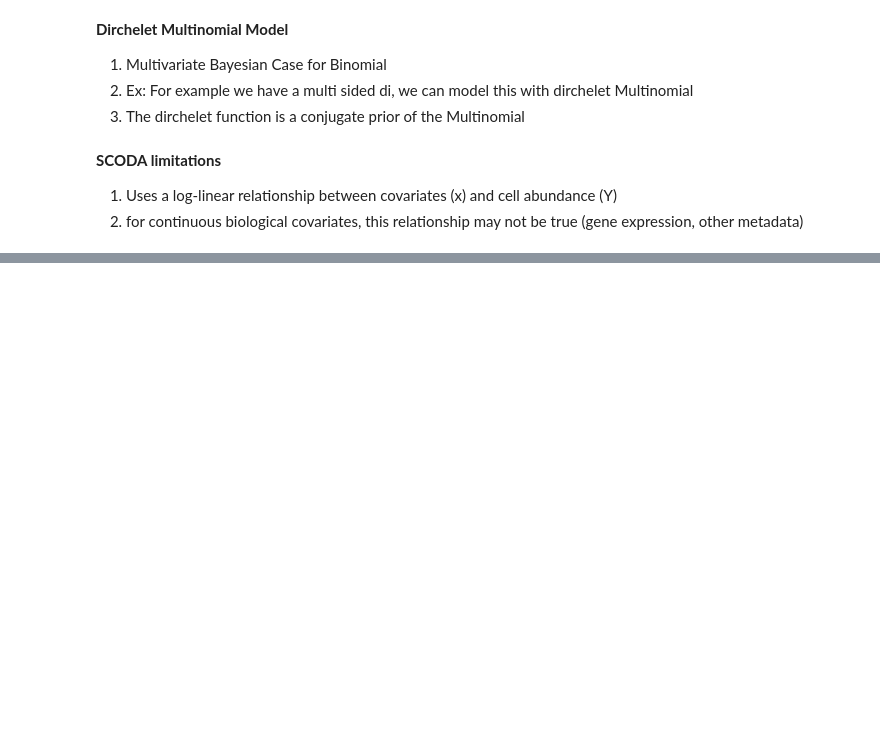
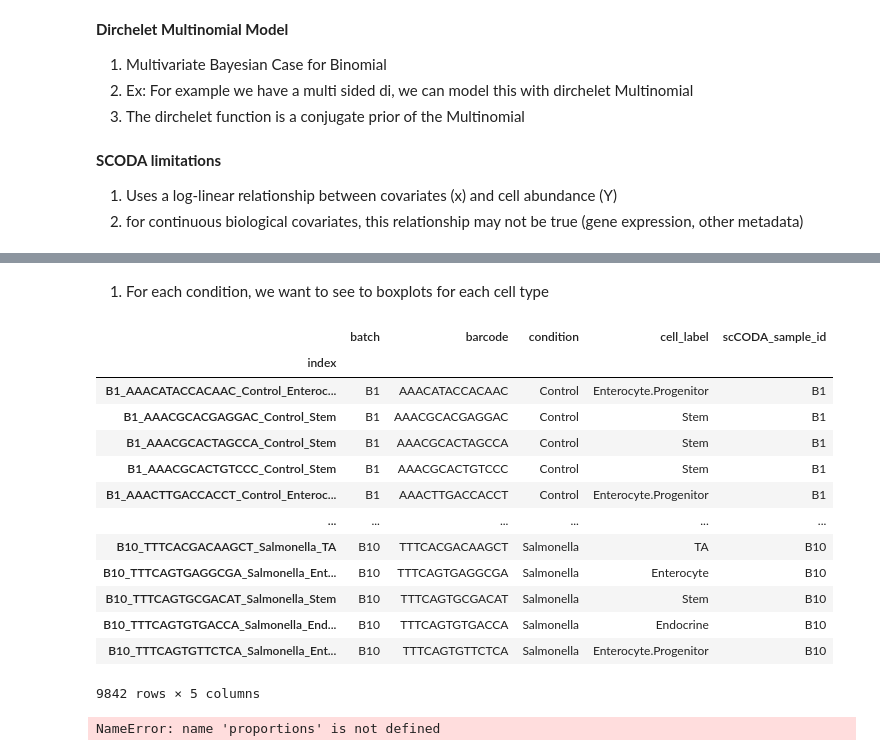
Before and after one commit to alexjimenez99/sc-RNAseq-embryos, a Jupyter notebook: cell_composition.ipynb, the cells around one changed output, grey strips where cells are left out. Cells and saved outputs as stored; diff of their text form; code cells hidden in the pictures; blank space fills up the shorter version.

```diff
--- a/cell_composition.ipynb
+++ b/cell_composition.ipynb
@@ -44,0 +131,23 @@ NameError: name 'pt' is not defined
+# %% [markdown]
+1. For each condition, we want to see to boxplots for each cell type
+# %%
+adata.obs
+# %% [output]
+|  | batch | barcode | condition | cell_label | scCODA_sample_id |
+| index |  |  |  |  |  |
+| B1_AAACATACCACAAC_Control_Enteroc... | B1 | AAACATACCACAAC | Control | Enterocyte.Progenitor | B1 |
+| B1_AAACGCACGAGGAC_Control_Stem | B1 | AAACGCACGAGGAC | Control | Stem | B1 |
+| B1_AAACGCACTAGCCA_Control_Stem | B1 | AAACGCACTAGCCA | Control | Stem | B1 |
+| B1_AAACGCACTGTCCC_Control_Stem | B1 | AAACGCACTGTCCC | Control | Stem | B1 |
+| B1_AAACTTGACCACCT_Control_Enteroc... | B1 | AAACTTGACCACCT | Control | Enterocyte.Progenitor | B1 |
+| ... | ... | ... | ... | ... | ... |
+| B10_TTTCACGACAAGCT_Salmonella_TA | B10 | TTTCACGACAAGCT | Salmonella | TA | B10 |
+| B10_TTTCAGTGAGGCGA_Salmonella_Ent... | B10 | TTTCAGTGAGGCGA | Salmonella | Enterocyte | B10 |
+| B10_TTTCAGTGCGACAT_Salmonella_Stem | B10 | TTTCAGTGCGACAT | Salmonella | Stem | B10 |
+| B10_TTTCAGTGTGACCA_Salmonella_End... | B10 | TTTCAGTGTGACCA | Salmonella | Endocrine | B10 |
+| B10_TTTCAGTGTTCTCA_Salmonella_Ent... | B10 | TTTCAGTGTTCTCA | Salmonella | Enterocyte.Progenitor | B10 |
+9842 rows × 5 columns
+# %%
+proportions
+# %% [output]
+NameError: name 'proportions' is not defined
```
Also changed, not shown: parts of 18 cells of this notebook.
